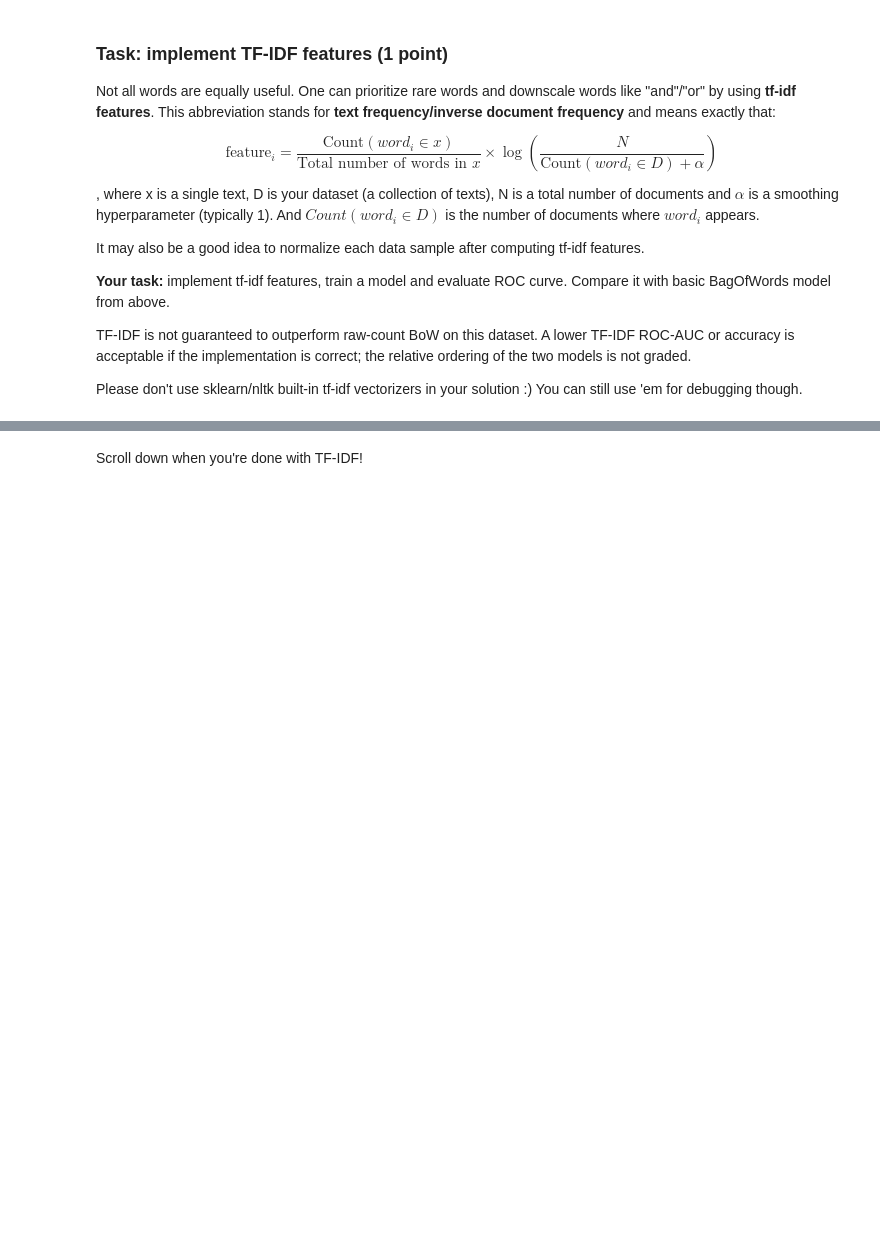
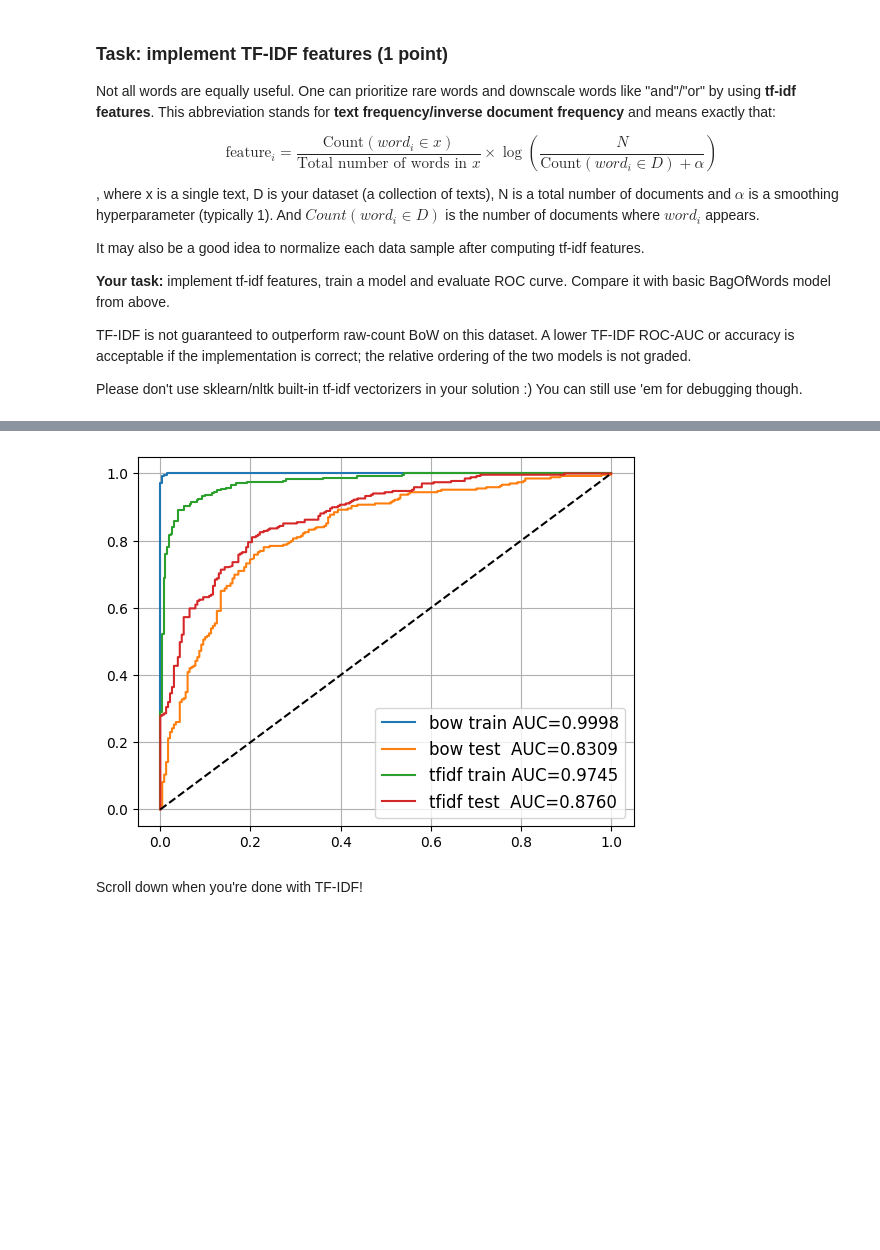
Before and after one commit to ma-tt-a/nlp_course, a Jupyter notebook: week01_embeddings/seminar.ipynb, the cells around one changed output, grey strips where cells are left out. Cells and saved outputs as stored; diff of their text form; code cells hidden in the pictures; blank space fills up the shorter version.

````diff
--- a/week01_embeddings/seminar.ipynb
+++ b/week01_embeddings/seminar.ipynb
@@ -768,8 +768,9 @@ def compute_idf(
     alpha: float = 1.0,
 ) -> np.ndarray:
     df = np.zeros(len(vocabulary), dtype=np.float64)
+    tokens_per_doc = [set(text.split()) for text in texts]
     for i, token in enumerate(vocabulary):
-        df[i] = sum([token in text for text in texts])
+        df[i] = sum([token in tokens for tokens in tokens_per_doc])
     N = len(texts)
     idf = np.log(N / (df + alpha))
     return idf
@@ -798,3 +792,40 @@ array([0.20334092, 0.54128483, 0.55164762, 0.3915622 , 1.37042101,
+# %%
+def texts_to_tfidf_matrix(
+    texts: Iterable[str],
+    vocabulary: Sequence[str],
+    idf: np.ndarray,
+    normalize: bool = True,
+) -> np.ndarray:
+    vectors = [text_to_tfidf(text, vocabulary, idf) for text in texts]
+    if len(vectors) == 0:
+        return np.zeros((0, len(vocabulary)), dtype=np.float32)
+    if normalize:
+        vectors = [
+            x / np.linalg.norm(x) if np.linalg.norm(x) > 1e-12 else x for x in vectors]
+    return np.stack(vectors)
+# %%
+X_train_tfidf = texts_to_tfidf_matrix(
+    texts_train, tfidf_vocabulary, idf, normalize=True)
+X_test_tfidf = texts_to_tfidf_matrix(
+    texts_test, tfidf_vocabulary, idf, normalize=True)
+# %%
+tfidf_model = LogisticRegression().fit(X_train_tfidf, y_train)
+
+for name, X, y, model in [
+        ('bow train', X_train_bow, y_train, bow_model),
+        ('bow test ', X_test_bow, y_test, bow_model),
+        ('tfidf train', X_train_tfidf, y_train, tfidf_model),
+        ('tfidf test ', X_test_tfidf, y_test, tfidf_model)
+]:
+    proba = model.predict_proba(X)[:, 1]
+    auc = roc_auc_score(y, proba)
+    plt.plot(*roc_curve(y, proba)[:2], label='%s AUC=%.4f' % (name, auc))
+
+plt.plot([0, 1], [0, 1], '--', color='black',)
+plt.legend(fontsize='large')
+plt.grid()
+# %% [output]
+[figure, added]
 # %% [markdown]
 Scroll down when you're done with TF-IDF!
 ```
````
Also changed, not shown: parts of 2 cells of this notebook.
